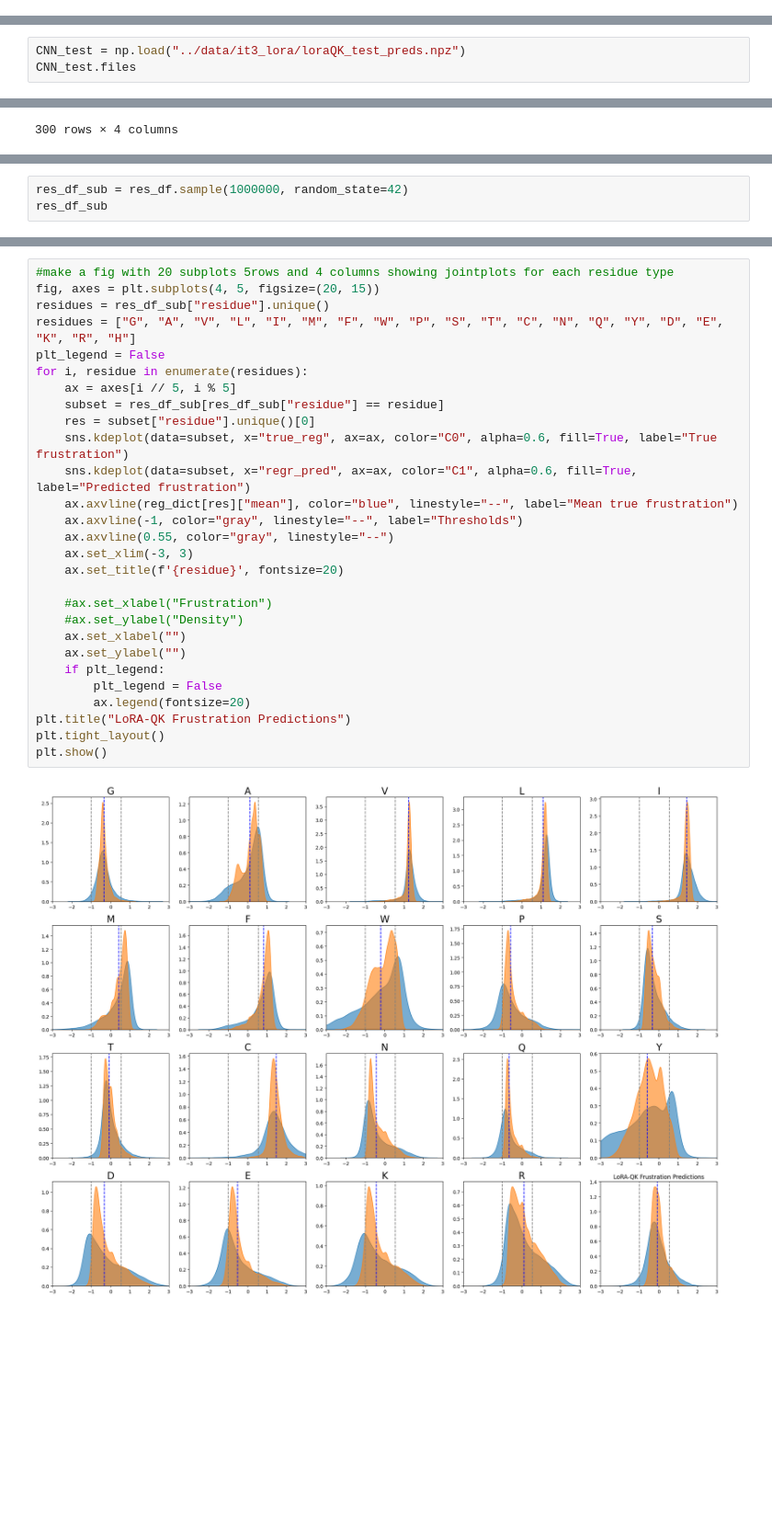
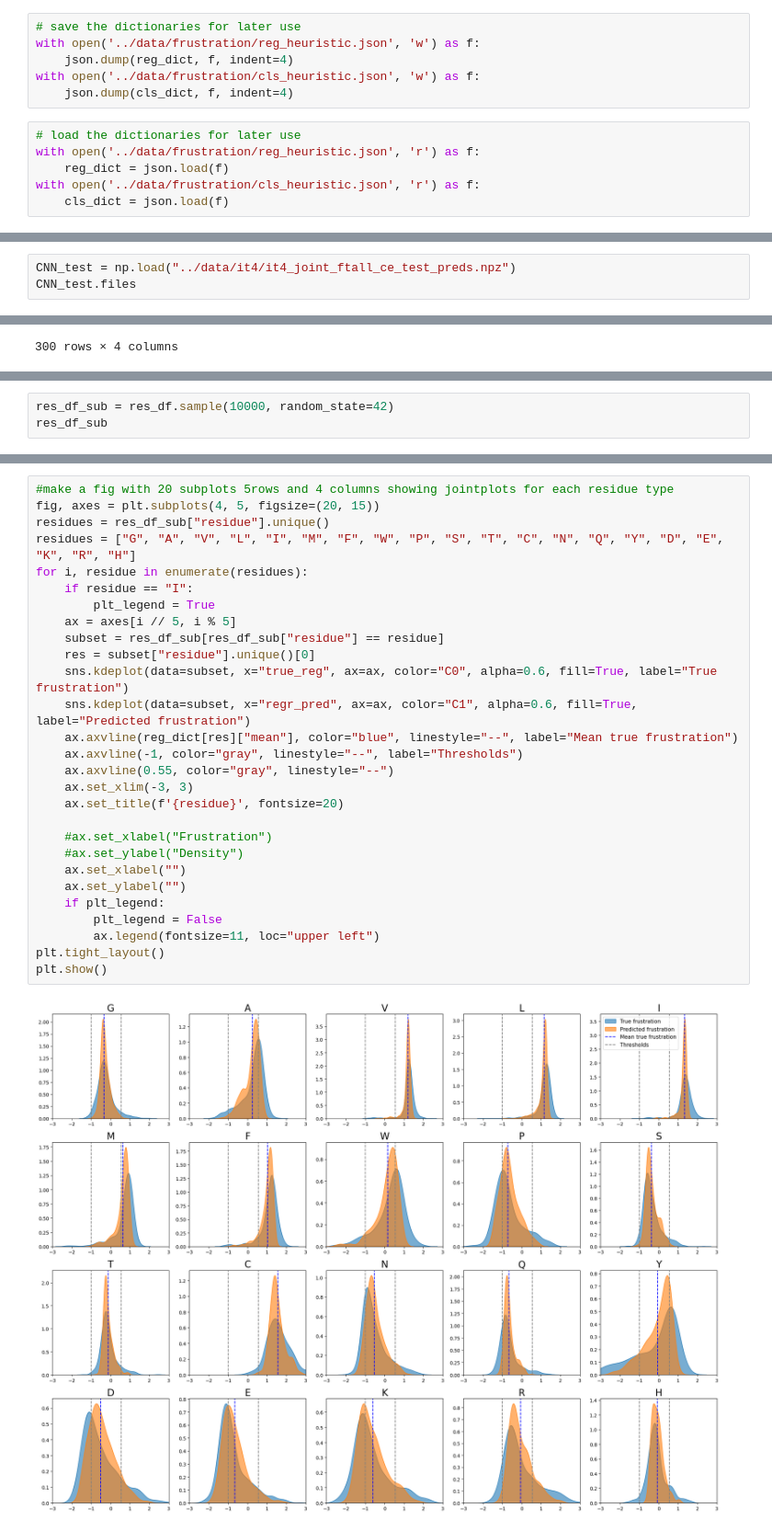
Before and after one commit to leuschjanphilipp/FrustrAI-Seq, a Jupyter notebook: notebooks/ev_mean_predictor.ipynb, the cells around one changed output, grey strips where cells are left out. Shown at 92% size. Saved outputs shown, nothing was run; the diff lists cells and outputs as text; blank space fills up the shorter version.

Commit message:
frustraSeq model and model select

```diff
--- a/notebooks/ev_mean_predictor.ipynb
+++ b/notebooks/ev_mean_predictor.ipynb
@@ -69,0 +116,12 @@ for res in res_list:
+# %%
+# save the dictionaries for later use
+with open('../data/frustration/reg_heuristic.json', 'w') as f:
+    json.dump(reg_dict, f, indent=4)
+with open('../data/frustration/cls_heuristic.json', 'w') as f:
+    json.dump(cls_dict, f, indent=4)
+# %%
+# load the dictionaries for later use
+with open('../data/frustration/reg_heuristic.json', 'r') as f:
+    reg_dict = json.load(f)
+with open('../data/frustration/cls_heuristic.json', 'r') as f:
+    cls_dict = json.load(f)
@@ -70,5 +151,5 @@ for res in res_list:
 # %%
-CNN_test = np.load("../data/it3_lora/loraQK_test_preds.npz")
+CNN_test = np.load("../data/it4/it4_joint_ftall_ce_test_preds.npz")
 CNN_test.files
 # %% [output]
 ['full_seqs',
@@ -231,5 +310,5 @@ res_df
 # %%
-res_df_sub = res_df.sample(1000000, random_state=42)
+res_df_sub = res_df.sample(10000, random_state=42)
 res_df_sub
 # %% [output]
 |  | regr_pred | true_reg | cls_pred | cls_target | residue | mean_residue_frst | majority_cls_preds |
@@ -248,30 +327,30 @@ res_df_sub
 # %%
 #make a fig with 20 subplots 5rows and 4 columns showing jointplots for each residue type
 fig, axes = plt.subplots(4, 5, figsize=(20, 15))
 residues = res_df_sub["residue"].unique()
 residues = ["G", "A", "V", "L", "I", "M", "F", "W", "P", "S", "T", "C", "N", "Q", "Y", "D", "E", "K", "R", "H"]
-plt_legend = False
 for i, residue in enumerate(residues):
+    if residue == "I":
+        plt_legend = True
     ax = axes[i // 5, i % 5]
     subset = res_df_sub[res_df_sub["residue"] == residue]
     res = subset["residue"].unique()[0]
     sns.kdeplot(data=subset, x="true_reg", ax=ax, color="C0", alpha=0.6, fill=True, label="True frustration")
     sns.kdeplot(data=subset, x="regr_pred", ax=ax, color="C1", alpha=0.6, fill=True, label="Predicted frustration")
     ax.axvline(reg_dict[res]["mean"], color="blue", linestyle="--", label="Mean true frustration")
     ax.axvline(-1, color="gray", linestyle="--", label="Thresholds")
     ax.axvline(0.55, color="gray", linestyle="--")
     ax.set_xlim(-3, 3)
     ax.set_title(f'{residue}', fontsize=20)
 
     #ax.set_xlabel("Frustration")
     #ax.set_ylabel("Density")
     ax.set_xlabel("")
     ax.set_ylabel("")
     if plt_legend:
         plt_legend = False
-        ax.legend(fontsize=20)
-plt.title("LoRA-QK Frustration Predictions")
+        ax.legend(fontsize=11, loc="upper left")
 plt.tight_layout()
 plt.show()
 # %% [output]
-[figure, old version]
+[figure, new version]
```
Also changed, not shown: parts of 33 cells of this notebook, 16 other files.
